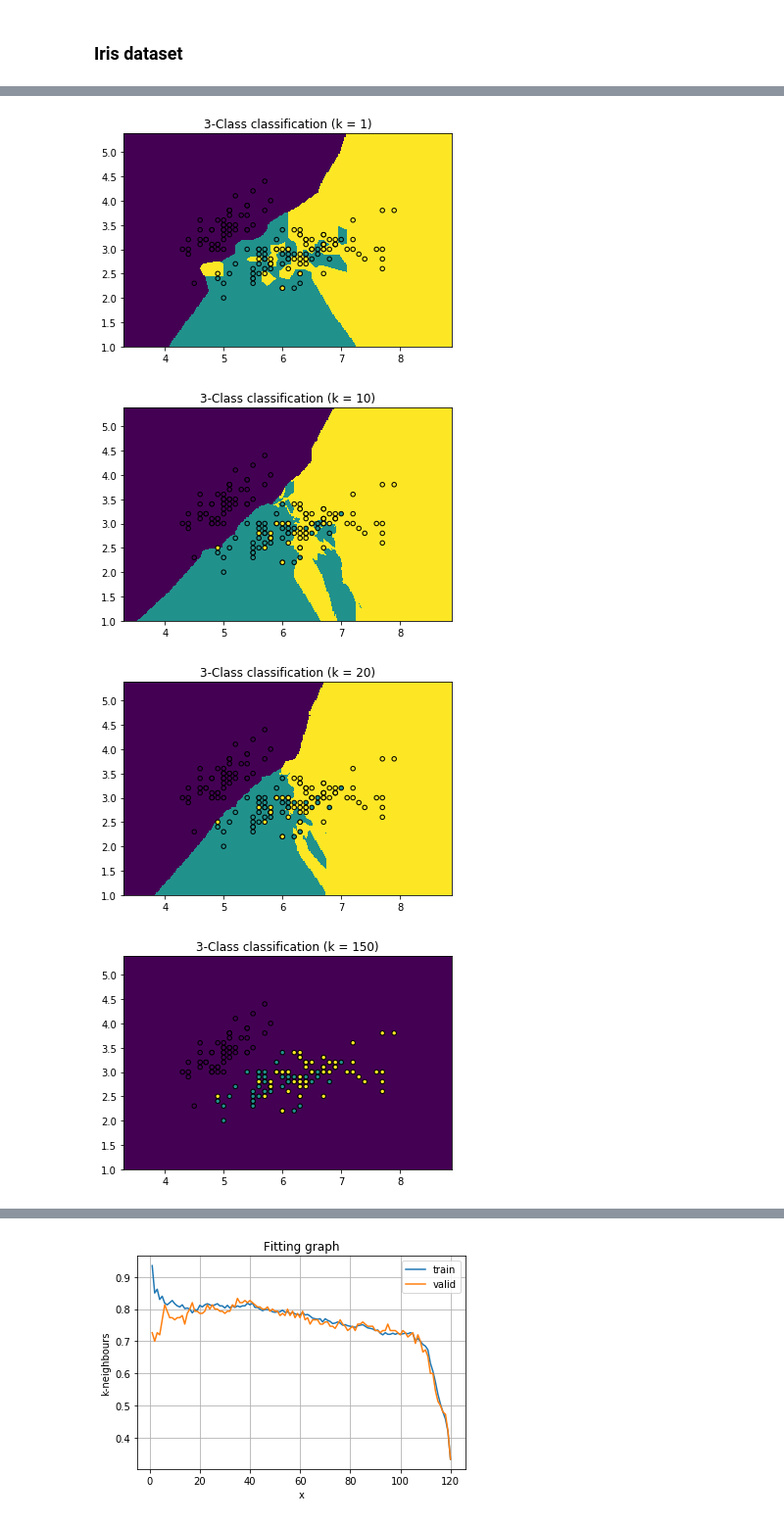
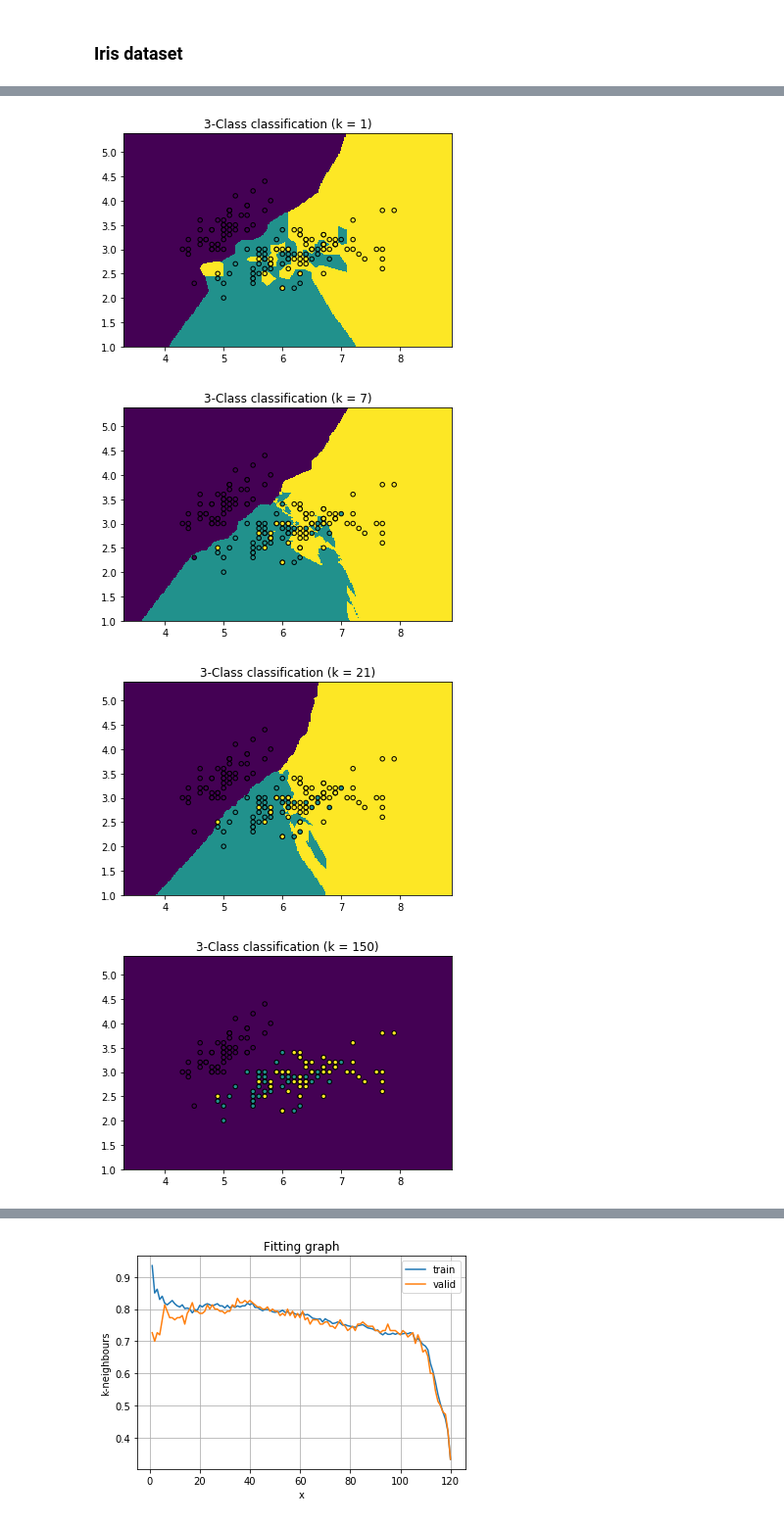
Before and after one commit to lewtun/dslectures, a Jupyter notebook: notebooks/lesson10_clusters.ipynb, the cells around one changed output, grey strips where cells are left out. Shown at 98% size. Drawn from its saved outputs; the diff is of its cells as text; code cells hidden in the pictures.

```diff
--- a/notebooks/lesson10_clusters.ipynb
+++ b/notebooks/lesson10_clusters.ipynb
@@ -158,16 +181,16 @@ y = iris.target
 # %%
-for k in [1, 10, 20, len(y)]:
+for k in [1, 7, 21, len(y)]:
 
-    clf = neighbors.KNeighborsClassifier(k)
+    clf = KNeighborsClassifier(k)
     clf.fit(X, y)
 
     plot_classifier_boundaries(X, y, clf)
     plt.title(f"3-Class classification (k = {k})")
     plt.show()
 # %% [output]
 [figure]
-[figure, old version]
+[figure, new version]
-[figure, old version]
+[figure, new version]
 [figure]
 # %% [markdown]
 ### Excercise 2
```
Also changed, not shown: parts of 21 cells of this notebook, 3 other files.
